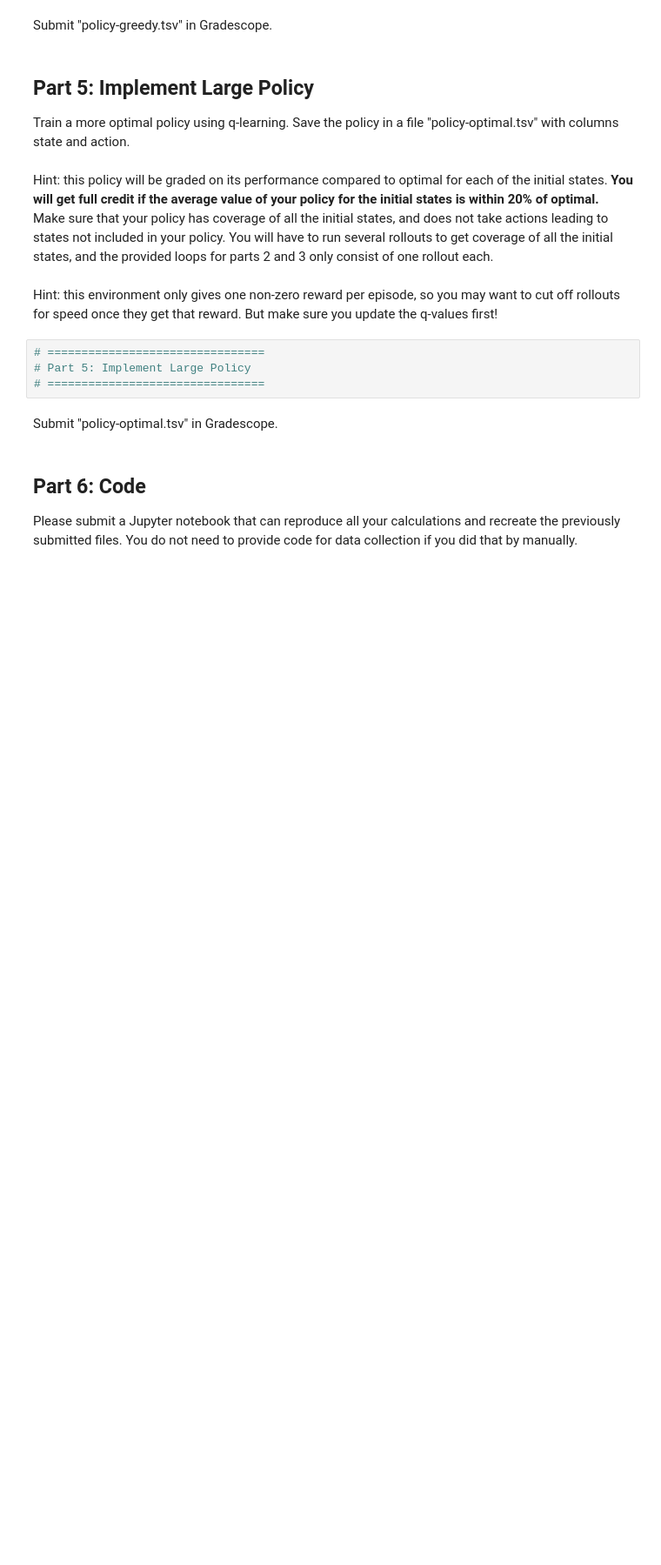
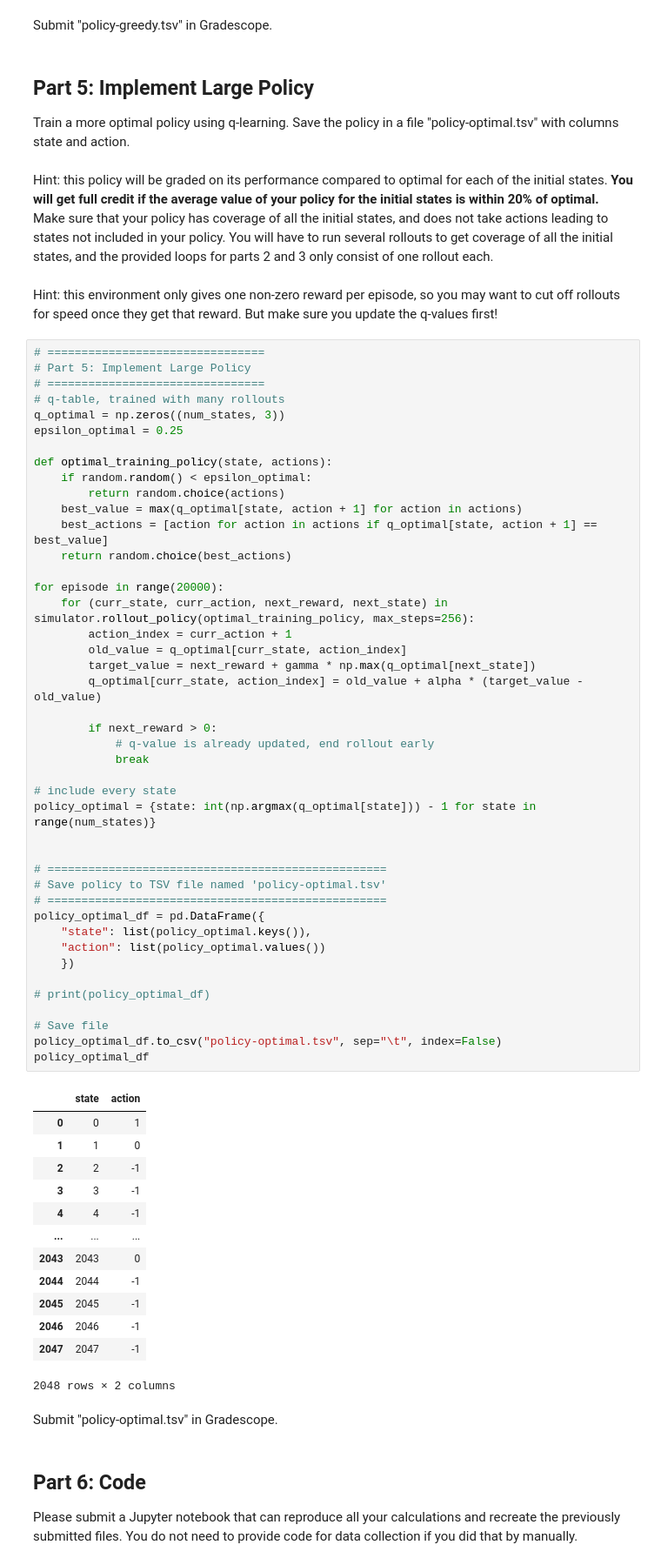
Before and after one commit to veniola/dx704-project-08, a Jupyter notebook: dx704-project-08.ipynb, the cells around one changed output. Shown at 87% size. Cells and saved outputs as stored; diff of their text form; blank space fills up the shorter version.

Commit message:
Finished Part 5, Updated 'Acknowledgements.txt'

```diff
--- a/dx704-project-08.ipynb
+++ b/dx704-project-08.ipynb
@@ -412,10 +412,63 @@ You will have to run several rollouts to get coverage of all the initial states,
 # %% [markdown]
 Hint: this environment only gives one non-zero reward per episode, so you may want to cut off rollouts for speed once they get that reward.
 But make sure you update the q-values first!
-# %%
-# ================================
-# Part 5: Implement Large Policy
-# ================================
+# %%
+# ================================
+# Part 5: Implement Large Policy
+# ================================
+# q-table, trained with many rollouts
+q_optimal = np.zeros((num_states, 3))
+epsilon_optimal = 0.25
+
+def optimal_training_policy(state, actions):
+    if random.random() < epsilon_optimal:
+        return random.choice(actions)
+    best_value = max(q_optimal[state, action + 1] for action in actions)
+    best_actions = [action for action in actions if q_optimal[state, action + 1] == best_value]
+    return random.choice(best_actions)
+
+for episode in range(20000):
+    for (curr_state, curr_action, next_reward, next_state) in simulator.rollout_policy(optimal_training_policy, max_steps=256):
+        action_index = curr_action + 1
+        old_value = q_optimal[curr_state, action_index]
+        target_value = next_reward + gamma * np.max(q_optimal[next_state])
+        q_optimal[curr_state, action_index] = old_value + alpha * (target_value - old_value)
+
+        if next_reward > 0:
+            # q-value is already updated, end rollout early
+            break
+
+# include every state
+policy_optimal = {state: int(np.argmax(q_optimal[state])) - 1 for state in range(num_states)}
+
+
+# ==================================================
+# Save policy to TSV file named 'policy-optimal.tsv'
+# ==================================================
+policy_optimal_df = pd.DataFrame({
+    "state": list(policy_optimal.keys()),
+    "action": list(policy_optimal.values())
+    })
+
+# print(policy_optimal_df)
+
+# Save file
+policy_optimal_df.to_csv("policy-optimal.tsv", sep="\t", index=False)
+policy_optimal_df
+# %% [output]
+|  | state | action |
+| 0 | 0 | 1 |
+| 1 | 1 | 0 |
+| 2 | 2 | -1 |
+| 3 | 3 | -1 |
+| 4 | 4 | -1 |
+| ... | ... | ... |
+| 2043 | 2043 | 0 |
+| 2044 | 2044 | -1 |
+| 2045 | 2045 | -1 |
+| 2046 | 2046 | -1 |
+| 2047 | 2047 | -1 |
+2048 rows × 2 columns
 # %% [markdown]
 Submit "policy-optimal.tsv" in Gradescope.
 # %% [markdown]
```
Also changed, not shown: 2 other files.
